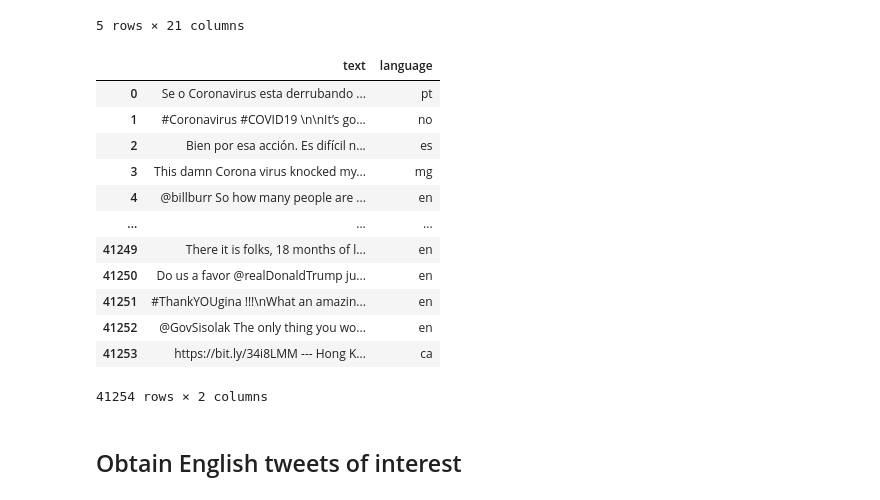
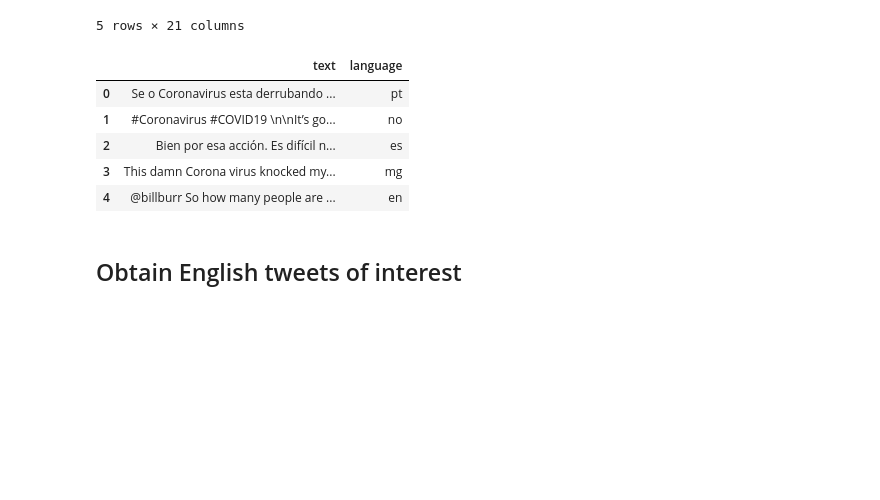
Before and after one commit to camadi/Sentiment_Analysis_Covid-19_Tweets, a Jupyter notebook: twitter_sentiment_analysis.ipynb, the cells around one changed output. Saved outputs shown, nothing was run; the diff lists cells and outputs as text; code cells hidden in the pictures; blank space fills up the shorter version.

```diff
--- a/twitter_sentiment_analysis.ipynb
+++ b/twitter_sentiment_analysis.ipynb
@@ -530,21 +688,15 @@ tweets['text'] = tweets['text'].apply(lambda x:str(x)) #remove floats
 
 tweets['language'] = tweets['text'].apply(cld3.get_language).map(lambda x: x[0]) #Get the language of each tweet
 # %%
-tweets[['text', 'language']]
+tweets = tweets[['text', 'language']]
+tweets.head()
 # %% [output]
 |  | text | language |
 | 0 | Se o Coronavirus esta derrubando ... | pt |
 | 1 | #Coronavirus #COVID19 \n\nIt’s go... | no |
 | 2 | Bien por esa acción. Es difícil n... | es |
 | 3 | This damn Corona virus knocked my... | mg |
 | 4 | @billburr So how many people are ... | en |
-| ... | ... | ... |
-| 41249 | There it is folks, 18 months of l... | en |
-| 41250 | Do us a favor @realDonaldTrump ju... | en |
-| 41251 | #ThankYOUgina !!!\nWhat an amazin... | en |
-| 41252 | @GovSisolak The only thing you wo... | en |
-| 41253 | https://bit.ly/34i8LMM --- Hong K... | ca |
-41254 rows × 2 columns
 # %% [markdown]
 ## Obtain English tweets of interest
 # %%
```
Also changed, not shown: parts of 63 cells of this notebook.
